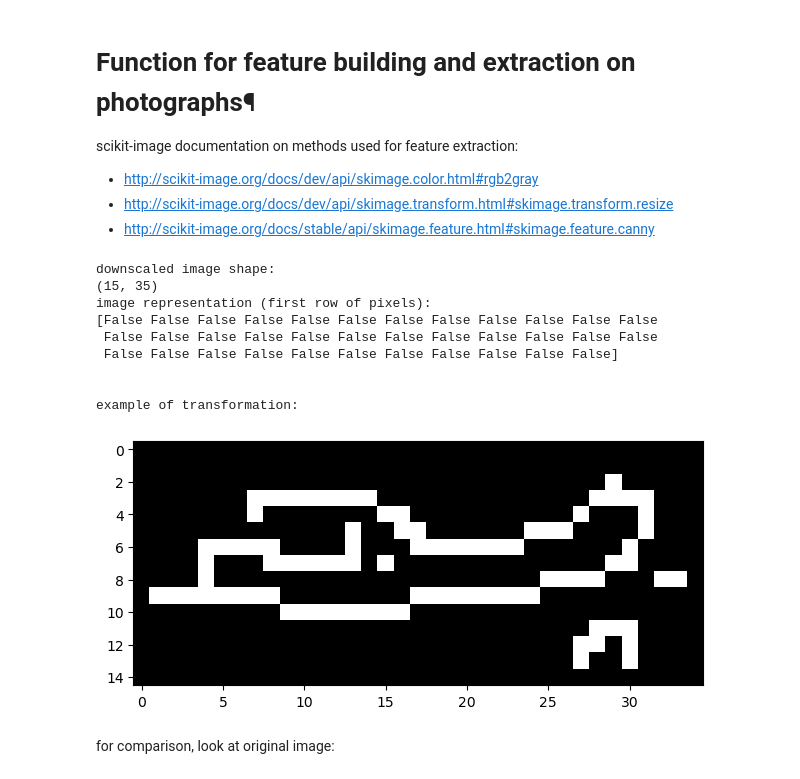
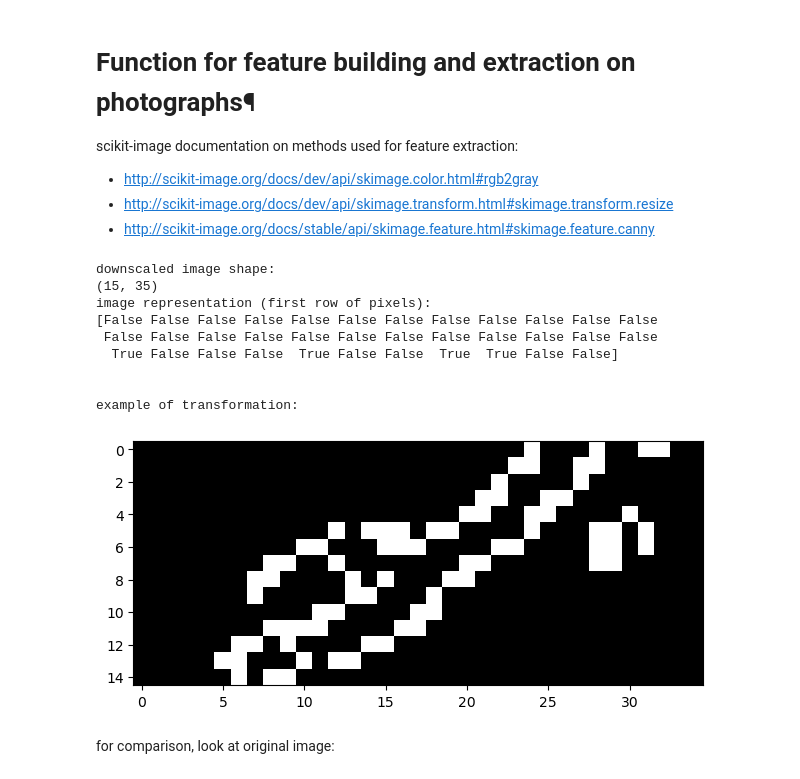
Before and after one commit to herson-xyz-labs/MFADT-Machine-Learning---Jupyter-Notebook, a Jupyter notebook: MFADT Machine Learning Class/Final Assignment 2/Iteration 0/planeimages_first_full_iteration.ipynb, the cells around one changed output. Saved outputs shown, nothing was run; the diff lists cells and outputs as text; code cells hidden in the pictures.

```diff
--- a/MFADT Machine Learning Class/Final Assignment 2/Iteration 0/planeimages_first_full_iteration.ipynb
+++ b/MFADT Machine Learning Class/Final Assignment 2/Iteration 0/planeimages_first_full_iteration.ipynb
@@ -49,36 +49,38 @@ scikit-image documentation on methods used for feature extraction:
 # the original dimensions of cropped images: (60, 140), which if 8,400 pixels
 dims = (15, 35) # 25% of the original size, 525 pixels
 # %%
-def image_manipulation(imname, imgs_path, imview=False):
+def image_manipulation(imname, imgs_path, angle, imview=False):
     warnings.filterwarnings('ignore')
     imname = imgs_path + imname + '.png'
     img_raw = io.imread(imname, as_gray=True)
-    downscaled = transform.resize(img_raw, (dims[0], dims[1])) # downscale image
-    final_image = feature.canny(downscaled) # edge filter image with Canny algorithm
+    downscaled = transform.resize(img_raw, dims)  # downscale image
+    edged = feature.canny(downscaled)  # edge filter image with Canny algorithm
+    rotated = transform.rotate(edged, angle)  # rotate image
+    final_image = rotated
     if imview==True:
         io.imshow(final_image)
     warnings.filterwarnings('always')
     return final_image
 
 # test the function, look at input/output
-test_image = image_manipulation('2017-08-25T23+24+13_390Z', ci_path, True)
+test_image = image_manipulation('2017-08-25T23+24+13_390Z', ci_path, 30, True)
 print('downscaled image shape: ')
 print(test_image.shape)
 print('image representation (first row of pixels): ')
 print(test_image[0])
 print('\n')
 print('example of transformation: ')
 # %% [output]
 downscaled image shape:
 (15, 35)
 image representation (first row of pixels):
 [False False False False False False False False False False False False
  False False False False False False False False False False False False
- False False False False False False False False False False False]
+  True False False False  True False False  True  True False False]
 
 
 example of transformation:
-[figure, old version]
+[figure, new version]
 # %% [markdown]
 for comparison, look at original image:
 # %%
```
Also changed, not shown: parts of 10 cells of this notebook, 2 other files.
